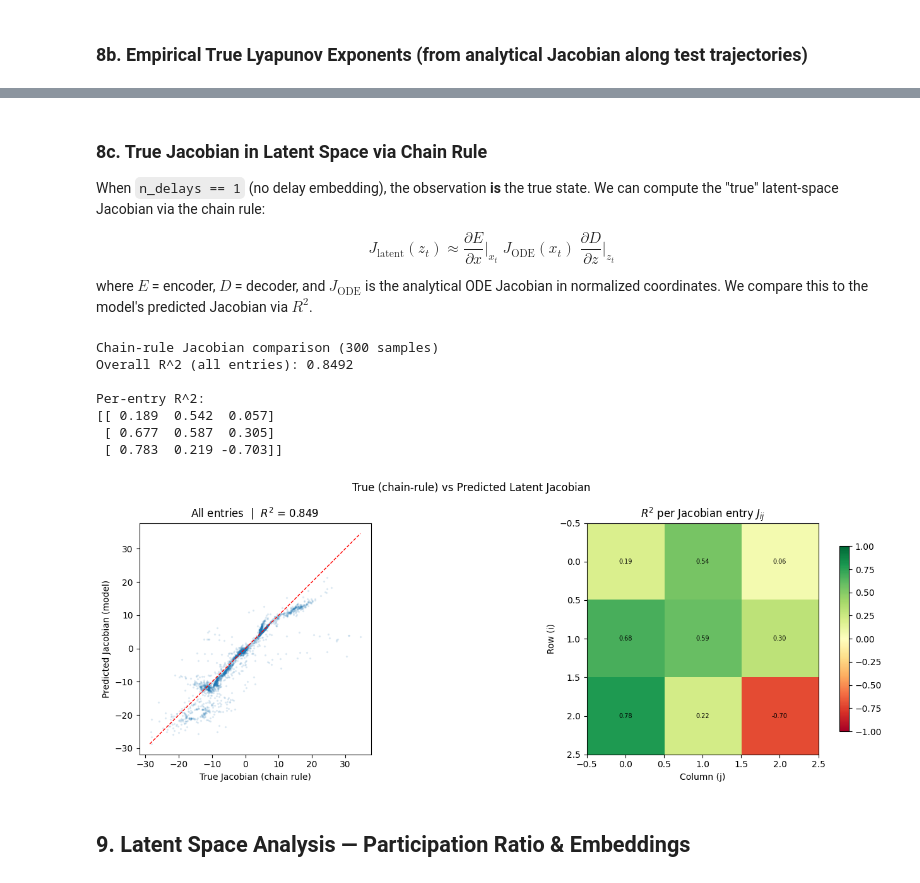
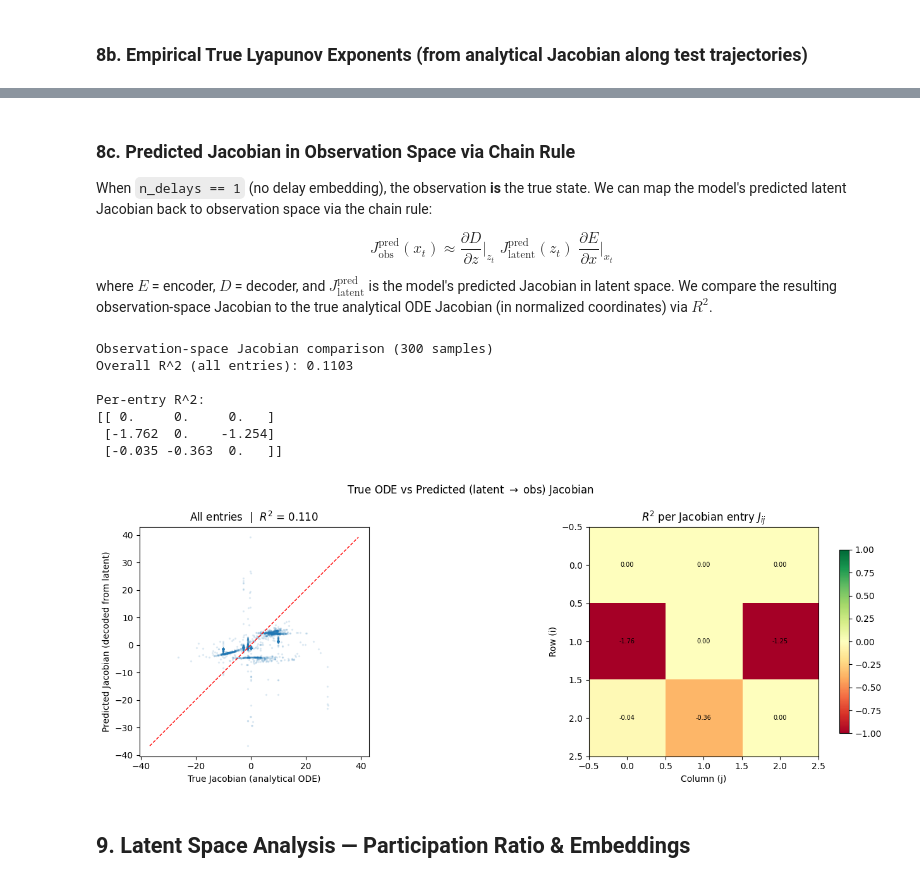
Before and after one commit to adamjeisen/JacobianODE, a Jupyter notebook: _jupyter/Pretrained Encoder + JacobianODE (Lorenz - hyperparameter sweep).ipynb, the cells around one changed output, grey strips where cells are left out. Saved outputs shown, nothing was run; the diff lists cells and outputs as text; code cells hidden in the pictures.

```diff
--- a/_jupyter/Pretrained Encoder + JacobianODE (Lorenz - hyperparameter sweep).ipynb
+++ b/_jupyter/Pretrained Encoder + JacobianODE (Lorenz - hyperparameter sweep).ipynb
@@ -331,7 +340,7 @@ except Exception as e:
 def _compute_percent_improvements(run):
     """Compute percent improvements from the mean val loss history directly."""
     hist = run.history(keys=["mean val loss"], pandas=True)
-    losses = hist["mean val loss"].dropna().values
+    losses = pd.to_numeric(hist["mean val loss"], errors="coerce").values
     if len(losses) < 2:
         return np.array([])
     pct = np.zeros(len(losses) - 1)
@@ -343,18 +352,13 @@ def _compute_percent_improvements(run):
 
 
 def _run_is_converged(run):
-    """A run has converged if the last `patience` percent improvements are all below the threshold.
-
-    Mirrors PercentEarlyStopping: both small improvements (< thresh) and
-    loss increases (percent_improvement == 0) count toward the patience counter.
-    """
+    """A run has converged if the last 2 percent improvements are both below the threshold."""
     es_cfg = run.config.get("training", {}).get("early_stopping", {})
-    patience = es_cfg.get("early_stopping_patience", EARLY_STOPPING_PATIENCE)
     thresh = es_cfg.get("percent_thresh", 0.01)
     pct = _compute_percent_improvements(run)
-    if len(pct) < patience:
+    if len(pct) < 2:
         return False
-    return bool(np.all(pct[-patience:] < thresh))
+    return bool(np.all(pct[-2:] < thresh))
 
 
 already_run = []
@@ -924,15 +914,16 @@ Literature values:
 # %% [markdown]
-### 8c. True Jacobian in Latent Space via Chain Rule
+### 8c. Predicted Jacobian in Observation Space via Chain Rule
 
 When `n_delays == 1` (no delay embedding), the observation **is** the true state.
-We can compute the "true" latent-space Jacobian via the chain rule:
+We can map the model's predicted latent Jacobian back to observation space via the chain rule:
 
-$$J_{\text{latent}}(z_t) \approx \frac{\partial E}{\partial x}\bigg|_{x_t} \; J_{\text{ODE}}(x_t) \; \frac{\partial D}{\partial z}\bigg|_{z_t}$$
+$$J_{\text{obs}}^{\text{pred}}(x_t) \approx \frac{\partial D}{\partial z}\bigg|_{z_t} \; J_{\text{latent}}^{\text{pred}}(z_t) \; \frac{\partial E}{\partial x}\bigg|_{x_t}$$
 
-where $E$ = encoder, $D$ = decoder, and $J_{\text{ODE}}$ is the analytical ODE Jacobian
-in normalized coordinates. We compare this to the model's predicted Jacobian via $R^2$.
+where $E$ = encoder, $D$ = decoder, and $J_{\text{latent}}^{\text{pred}}$ is the model's
+predicted Jacobian in latent space. We compare the resulting observation-space Jacobian
+to the true analytical ODE Jacobian (in normalized coordinates) via $R^2$.
 # %%
-# --- True Jacobian in Latent Space via Chain Rule (Encoder/Decoder) ---
+# --- Predicted Jacobian mapped to Observation Space via Chain Rule ---
 from tqdm.auto import tqdm
 from JacobianODE.jacobians.metrics import r2_score
 
@@ -987,9 +978,8 @@ else:
             J_raw_t = torch.tensor(J_raw, dtype=torch.float32, device=device)
             sigma_t = torch.tensor(sigma_arr, dtype=torch.float32, device=device)
             if sigma_t.numel() == 1:
-                J_norm = J_raw_t          # scalar sigma cancels
+                J_norm = J_raw_t
             else:
-                # J_norm[i,j] = J_raw[i,j] * sigma[j] / sigma[i]
                 J_norm = (1.0 / sigma_t).unsqueeze(1) * J_raw_t * sigma_t.unsqueeze(0)
 
             # --- 2. Encoder Jacobian  dz_t / dx_t ---
@@ -1014,14 +1004,15 @@ else:
                 g = torch.autograd.grad(x_hat[k], z_pt, retain_graph=retain)[0]
                 J_dec[k] = g
 
-            # --- 4. Chain rule: J_latent_true = J_enc @ J_norm @ J_dec ---
-            J_latent_true = J_enc @ J_norm @ J_dec   # (n_latent, n_latent)
+            # --- 4. Chain rule: J_obs_pred = J_dec @ J_pred @ J_enc ---
+            J_pred_latent = J_pred_full[0, t_z]  # (n_latent, n_latent)
+            J_obs_pred = J_dec @ J_pred_latent @ J_enc  # (n_obs, n_obs)
 
-            all_J_true.append(J_latent_true.detach().cpu())
-            all_J_pred.append(J_pred_full[0, t_z].detach().cpu())
+            all_J_true.append(J_norm.detach().cpu())
+            all_J_pred.append(J_obs_pred.detach().cpu())
 
-    all_J_true = torch.stack(all_J_true)   # (N, d, d)
-    all_J_pred = torch.stack(all_J_pred)   # (N, d, d)
+    all_J_true = torch.stack(all_J_true)   # (N, n_obs, n_obs)
+    all_J_pred = torch.stack(all_J_pred)   # (N, n_obs, n_obs)
 
     # --- R-squared ---
     Jt_flat = all_J_true.reshape(-1).numpy()
@@ -1039,46 +1030,46 @@ else:
                 1 - np.sum((y - yhat) ** 2) / ss_t if ss_t > 1e-12 else 0.0
             )
 
-    print(f"\nChain-rule Jacobian comparison ({len(all_J_true)} samples)")
+    print(f"\nObservation-space Jacobian comparison ({len(all_J_true)} samples)")
     print(f"Overall R^2 (all entries): {r2_overall:.4f}")
     print(f"\nPer-entry R^2:")
     print(np.array2string(r2_matrix, precision=3))
 
     # --- Scatter plot + R^2 heatmap ---
     fig, axes = plt.subplots(1, 2, figsize=(14, 5))
 
     ax = axes[0]
     ax.scatter(Jt_flat, Jp_flat, alpha=0.1, s=2)
     lims = [min(Jt_flat.min(), Jp_flat.min()), max(Jt_flat.max(), Jp_flat.max())]
     ax.plot(lims, lims, 'r--', lw=1)
-    ax.set_xlabel("True Jacobian (chain rule)")
-    ax.set_ylabel("Predicted Jacobian (model)")
+    ax.set_xlabel("True Jacobian (analytical ODE)")
+    ax.set_ylabel("Predicted Jacobian (decoded from latent)")
     ax.set_title(f"All entries  |  $R^2$ = {r2_overall:.3f}")
     ax.set_aspect('equal')
 
     ax = axes[1]
     im = ax.imshow(r2_matrix, cmap='RdYlGn', vmin=-1, vmax=1)
     plt.colorbar(im, ax=ax, shrink=0.8)
     for i in range(d):
         for j in range(d):
             ax.text(j, i, f"{r2_matrix[i, j]:.2f}",
                     ha='center', va='center', fontsize=7)
     ax.set_xlabel("Column (j)")
     ax.set_ylabel("Row (i)")
     ax.set_title("$R^2$ per Jacobian entry $J_{ij}$")
 
-    plt.suptitle("True (chain-rule) vs Predicted Latent Jacobian")
+    plt.suptitle("True ODE vs Predicted (latent $\\rightarrow$ obs) Jacobian")
     plt.tight_layout()
     plt.show()
 # %% [output]
-Chain-rule Jacobian comparison (300 samples)
-Overall R^2 (all entries): 0.8492
+Observation-space Jacobian comparison (300 samples)
+Overall R^2 (all entries): 0.1103
 
 Per-entry R^2:
-[[ 0.189  0.542  0.057]
- [ 0.677  0.587  0.305]
- [ 0.783  0.219 -0.703]]
+[[ 0.     0.     0.   ]
+ [-1.762  0.    -1.254]
+ [-0.035 -0.363  0.   ]]
-[figure, old version]
+[figure, new version]
 # %% [markdown]
 ## 9. Latent Space Analysis — Participation Ratio & Embeddings
 # %%
```
Also changed, not shown: parts of 30 cells of this notebook, 7 other files.
